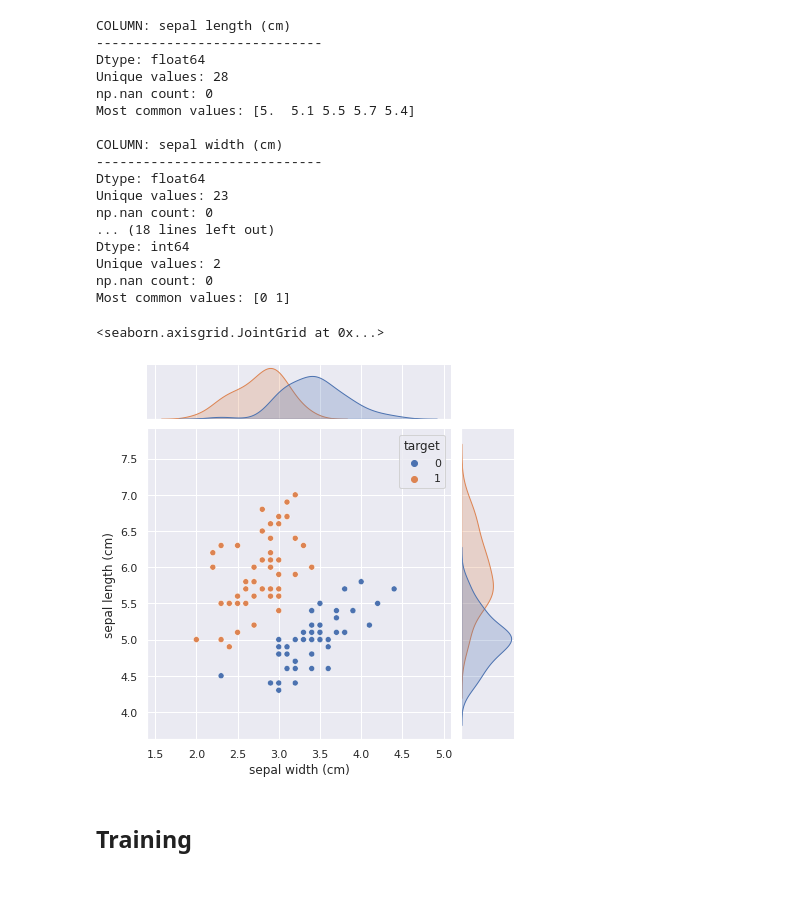
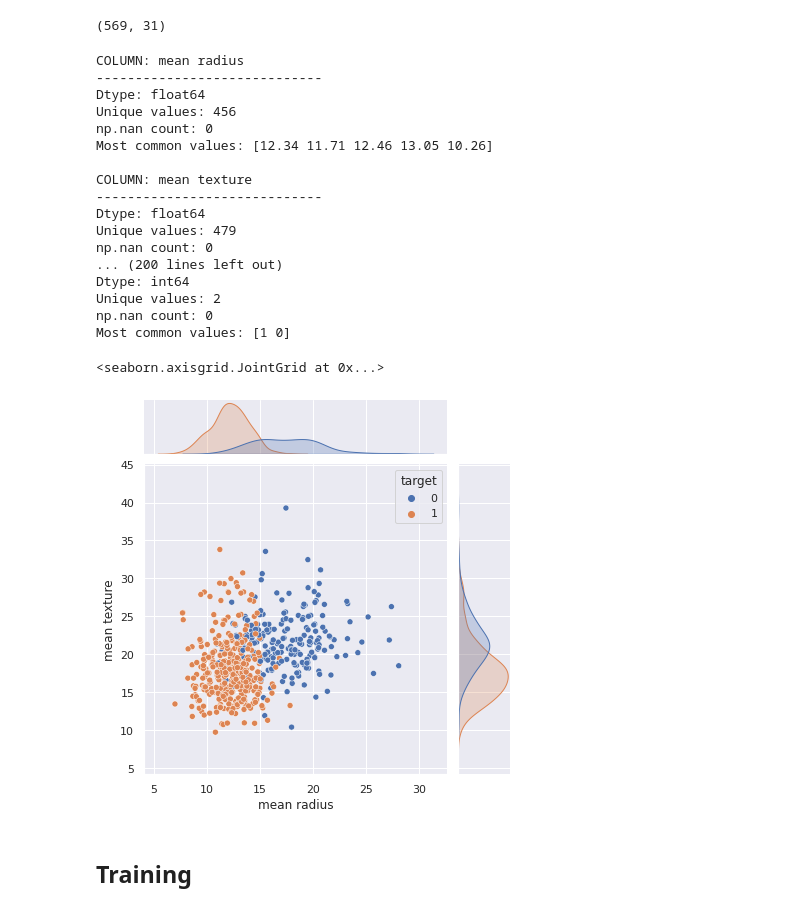
Before and after one commit to George713/pytelligence, a Jupyter notebook: main.ipynb, the cells around one changed output. Saved outputs shown, nothing was run; the diff lists cells and outputs as text; code cells hidden in the pictures.

```diff
--- a/main.ipynb
+++ b/main.ipynb
@@ -12,6 +19,6 @@ sns.set_theme()
 # %%
-data = load_iris(as_frame=True)
+data = load_breast_cancer(as_frame=True)
 df = pd.concat([data.data, data.target], axis=1)
-df = df.query("target < 2").reset_index(drop=True)
+# df = df.query("target < 2").reset_index(drop=True)
 df.head()
 # %% [output]
@@ -33,27 +40,31 @@ df.tail()
+# %%
+df.shape
+# %% [output]
+(569, 31)
 # %%
 pc.feat_analysis.get_distribution(df)
 # %% [output]
-COLUMN: sepal length (cm)
+COLUMN: mean radius
 -----------------------------
 Dtype: float64
-Unique values: 28
+Unique values: 456
 np.nan count: 0
-Most common values: [5.  5.1 5.5 5.7 5.4]
+Most common values: [12.34 11.71 12.46 13.05 10.26]
 
-COLUMN: sepal width (cm)
+COLUMN: mean texture
 -----------------------------
 Dtype: float64
-Unique values: 23
+Unique values: 479
 np.nan count: 0
-... (18 lines left out)
+... (200 lines left out)
 Dtype: int64
 Unique values: 2
 np.nan count: 0
-Most common values: [0 1]
+Most common values: [1 0]
 # %%
-sns.jointplot(data=df, x="sepal width (cm)", y="sepal length (cm)", hue="target")
+sns.jointplot(data=df, x="mean radius", y="mean texture", hue="target")
 # %% [output]
 <seaborn.axisgrid.JointGrid at 0x...>
-[figure, old version]
+[figure, new version]
 # %% [markdown]
 ## Training
```
Also changed, not shown: parts of 7 cells of this notebook, 2 other files.
